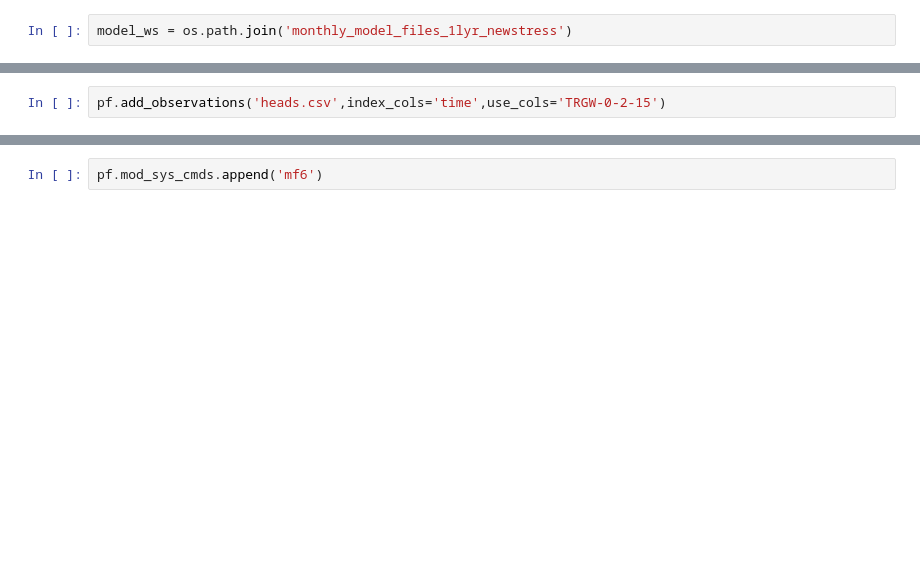
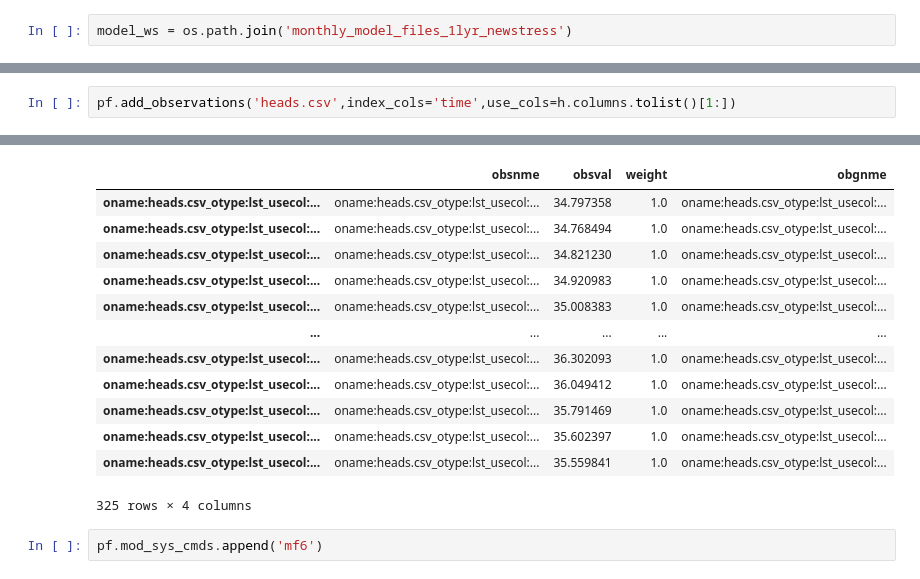
Before and after one commit to grossiRM/reimagined-adventure, a Jupyter notebook: pstfrom_demo.ipynb, the cells around one changed output, grey strips where cells are left out. Drawn from its saved outputs; the diff is of its cells as text; blank space fills up the shorter version.

```diff
--- a/pstfrom_demo.ipynb
+++ b/pstfrom_demo.ipynb
@@ -12,2 +83,3 @@ pf.add_parameters('freyberg6.npf_k_layer1.txt',par_type='grid')
 # %%
-pf.add_observations('heads.csv',index_cols='time',use_cols='TRGW-0-2-15')
+pf.add_observations('heads.csv',index_cols='time',use_cols=h.columns.tolist()[1:])
+# %% [output]
@@ -14,3 +96,16 @@ pf.add_observations('heads.csv',index_cols='time',use_cols='TRGW-0-2-15')
+|  | obsnme | obsval | weight | obgnme |
+| oname:heads.csv_otype:lst_usecol:... | oname:heads.csv_otype:lst_usecol:... | 34.797358 | 1.0 | oname:heads.csv_otype:lst_usecol:... |
+| oname:heads.csv_otype:lst_usecol:... | oname:heads.csv_otype:lst_usecol:... | 34.768494 | 1.0 | oname:heads.csv_otype:lst_usecol:... |
+| oname:heads.csv_otype:lst_usecol:... | oname:heads.csv_otype:lst_usecol:... | 34.821230 | 1.0 | oname:heads.csv_otype:lst_usecol:... |
+| oname:heads.csv_otype:lst_usecol:... | oname:heads.csv_otype:lst_usecol:... | 34.920983 | 1.0 | oname:heads.csv_otype:lst_usecol:... |
+| oname:heads.csv_otype:lst_usecol:... | oname:heads.csv_otype:lst_usecol:... | 35.008383 | 1.0 | oname:heads.csv_otype:lst_usecol:... |
+| ... | ... | ... | ... | ... |
+| oname:heads.csv_otype:lst_usecol:... | oname:heads.csv_otype:lst_usecol:... | 36.302093 | 1.0 | oname:heads.csv_otype:lst_usecol:... |
+| oname:heads.csv_otype:lst_usecol:... | oname:heads.csv_otype:lst_usecol:... | 36.049412 | 1.0 | oname:heads.csv_otype:lst_usecol:... |
+| oname:heads.csv_otype:lst_usecol:... | oname:heads.csv_otype:lst_usecol:... | 35.791469 | 1.0 | oname:heads.csv_otype:lst_usecol:... |
+| oname:heads.csv_otype:lst_usecol:... | oname:heads.csv_otype:lst_usecol:... | 35.602397 | 1.0 | oname:heads.csv_otype:lst_usecol:... |
+| oname:heads.csv_otype:lst_usecol:... | oname:heads.csv_otype:lst_usecol:... | 35.559841 | 1.0 | oname:heads.csv_otype:lst_usecol:... |
+325 rows × 4 columns
 # %%
 pf.mod_sys_cmds.append('mf6')
 # %%
```
Also changed, not shown: parts of 8 cells of this notebook, 3 other files.
